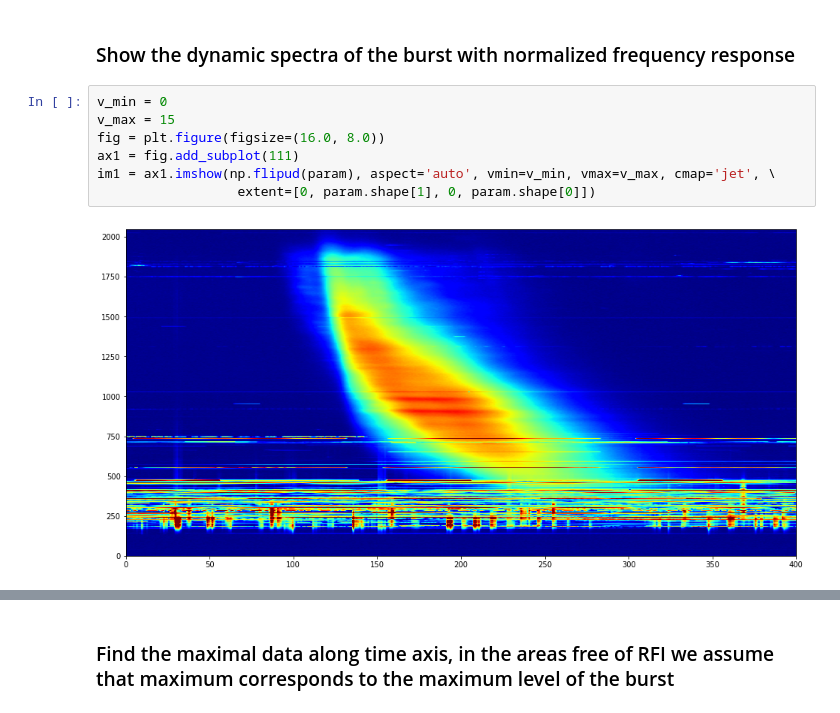
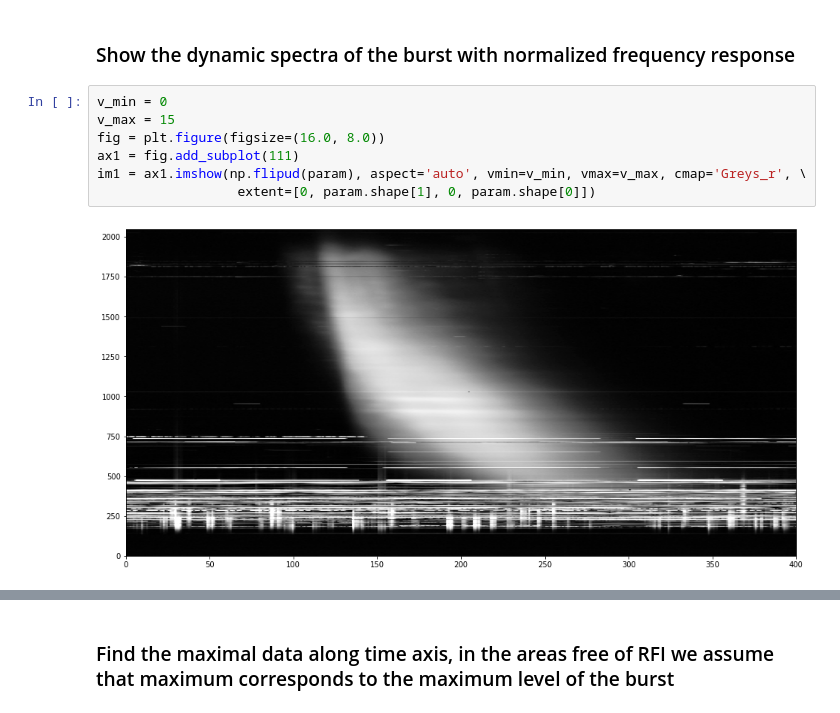
Before and after one commit to serge-yerin/jupyter-radio-astronomy, a Jupyter notebook: Sun_burst_GURT_2020.06.04.ipynb, the cells around one changed output, grey strips where cells are left out. Drawn from its saved outputs; the diff is of its cells as text.

```diff
--- a/Sun_burst_GURT_2020.06.04.ipynb
+++ b/Sun_burst_GURT_2020.06.04.ipynb
@@ -58,9 +58,9 @@ Max. frequency of the range:  70.99150268685882  MHz
 # %%
 v_min = 0
 v_max = 15
 fig = plt.figure(figsize=(16.0, 8.0))
 ax1 = fig.add_subplot(111)
-im1 = ax1.imshow(np.flipud(param), aspect='auto', vmin=v_min, vmax=v_max, cmap='jet', \
+im1 = ax1.imshow(np.flipud(param), aspect='auto', vmin=v_min, vmax=v_max, cmap='Greys_r', \
                   extent=[0, param.shape[1], 0, param.shape[0]])
 # %% [output]
-[figure, old version]
+[figure, new version]
```
Also changed, not shown: parts of 5 cells of this notebook.
